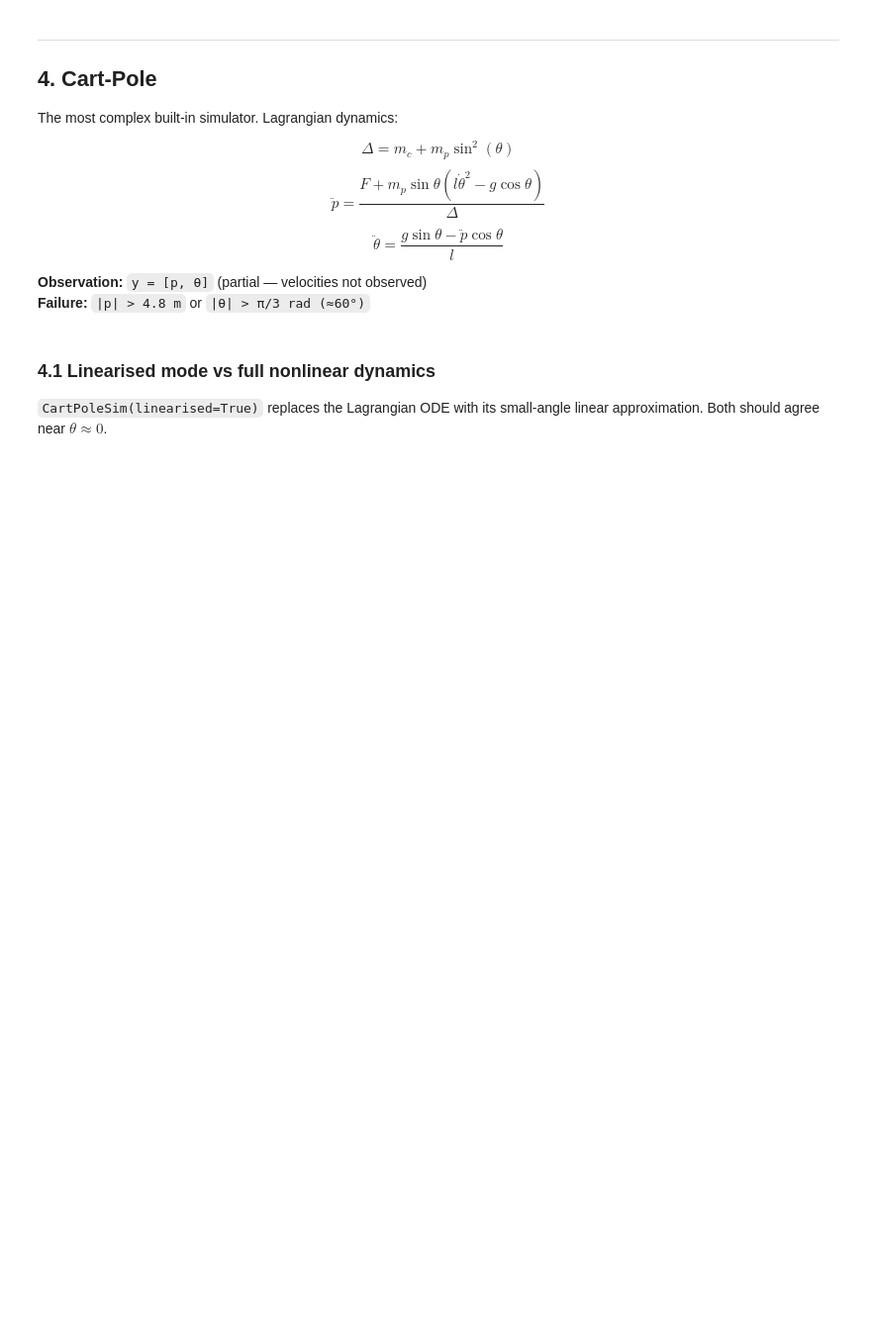
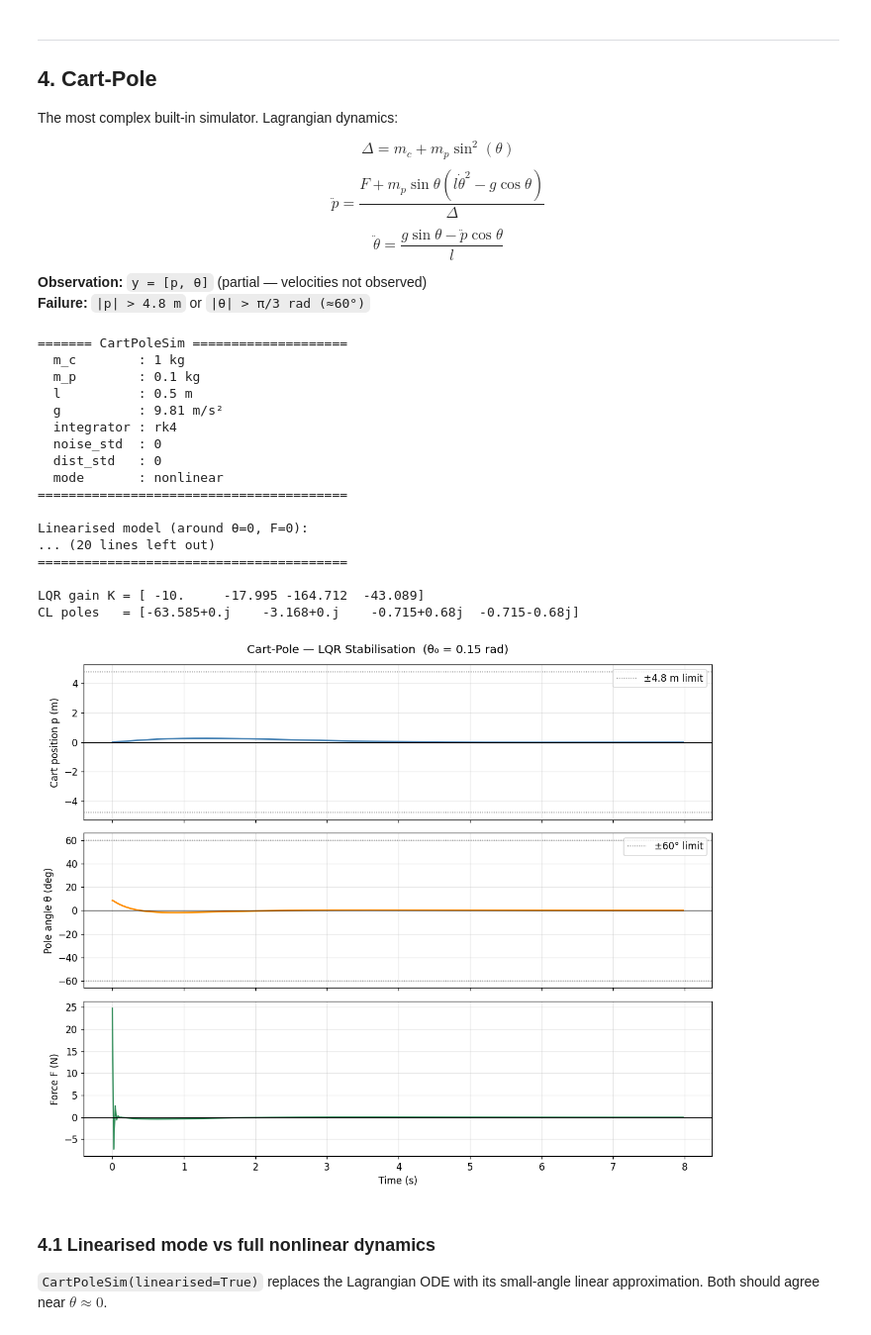
Before and after one commit to synapsys-lab/synapsys, a Jupyter notebook: examples/simulators_guide_en.ipynb, the cells around one changed output. Shown at 99% size. Saved outputs shown, nothing was run; the diff lists cells and outputs as text; code cells hidden in the pictures; blank space fills up the shorter version.

```diff
--- a/examples/simulators_guide_en.ipynb
+++ b/examples/simulators_guide_en.ipynb
@@ -52,10 +52,8 @@ msd = MassSpringDamperSim(m=1.0, c=0.5, k=2.0)
 pend = InvertedPendulumSim(m=1.0, l=1.0, g=9.81, b=0.1)
 cart = CartPoleSim(m_c=1.0, m_p=0.1, l=0.5, g=9.81)
 
-for name, sim in [("MSD", msd), ("Pendulum", pend), ("CartPole", cart)]:
-    y0 = sim.reset()
-    y1, info = sim.step(np.zeros(sim.input_dim), dt=0.02)
-    print(
-        f"{name:10s}  state_dim={sim.state_dim}  input_dim={sim.input_dim}"
-        f"  output_dim={sim.output_dim}  failed={info['failed']}"
-    )
+print(repr(msd))
+print()
+print(repr(pend))
+print()
+print(repr(cart))
@@ -241,17 +309,22 @@ steps = int(T / dt)
 t = np.arange(steps) * dt
 
 sim = CartPoleSim(m_c=m_c, m_p=m_p, l=l, g=g)
+print(repr(sim))
 
 # ── Linearise and design LQR ──────────────────────────────────────────────────
 sim.reset()
 ss_cart = sim.linearize(np.zeros(4), np.zeros(1))
 
+print("\nLinearised model (around θ=0, F=0):")
+print(repr(ss_cart))
+
 Q = np.diag([1.0, 0.1, 100.0, 10.0])  # strong angle penalty
 R = np.eye(1) * 0.01
 K, _ = lqr(ss_cart.A, ss_cart.B, Q, R)
 
-print(f"LQR gain K = {K.ravel().round(3)}")
-print(f"Closed-loop poles: {np.linalg.eigvals(ss_cart.A - ss_cart.B @ K).round(3)}")
+cl_poles = np.linalg.eigvals(ss_cart.A - ss_cart.B @ K)
+print(f"\nLQR gain K = {K.ravel().round(3)}")
+print(f"CL poles   = {cl_poles.round(3)}")
 
 # ── Simulate ──────────────────────────────────────────────────────────────────
 x0 = np.array([0.0, 0.0, 0.15, 0.0])  # pole tilted 0.15 rad ≈ 8.6°
@@ -265,33 +338,52 @@ for _ in range(steps):
     pos.append(x[0])
     angle.append(np.degrees(x[2]))
     force.append(float(u.flat[0]))
     if info["failed"]:
         print(f"Episode failed at t={_ * dt:.2f} s")
         break
 
 fig, axes = plt.subplots(3, 1, figsize=(11, 9), sharex=True)
 fig.suptitle("Cart-Pole — LQR Stabilisation  (θ₀ = 0.15 rad)")
 
 axes[0].plot(t[: len(pos)], pos, color="steelblue", lw=1.8)
 axes[0].axhline(0, color="k", lw=0.8)
 axes[0].axhline(4.8, color="gray", ls=":", lw=1, label="±4.8 m limit")
 axes[0].axhline(-4.8, color="gray", ls=":", lw=1)
 axes[0].set_ylabel("Cart position p (m)")
 axes[0].legend()
 
 axes[1].plot(t[: len(angle)], angle, color="darkorange", lw=1.8)
 axes[1].axhline(0, color="k", lw=0.8)
 axes[1].axhline(60, color="gray", ls=":", lw=1, label="±60° limit")
 axes[1].axhline(-60, color="gray", ls=":", lw=1)
 axes[1].set_ylabel("Pole angle θ (deg)")
 axes[1].legend()
 
 axes[2].plot(t[: len(force)], force, color="seagreen", lw=1.5)
 axes[2].axhline(0, color="k", lw=0.8)
 axes[2].set_xlabel("Time (s)")
 axes[2].set_ylabel("Force F (N)")
 plt.tight_layout()
 plt.show()
+# %% [output]
+======= CartPoleSim ====================
+  m_c        : 1 kg
+  m_p        : 0.1 kg
+  l          : 0.5 m
+  g          : 9.81 m/s²
+  integrator : rk4
+  noise_std  : 0
+  dist_std   : 0
+  mode       : nonlinear
+========================================
+
+Linearised model (around θ=0, F=0):
+... (20 lines left out)
+========================================
+
+LQR gain K = [ -10.     -17.995 -164.712  -43.089]
+CL poles   = [-63.585+0.j    -3.168+0.j    -0.715+0.68j  -0.715-0.68j]
+[figure, added]
 # %% [markdown]
 ### 4.1 Linearised mode vs full nonlinear dynamics
 
```
Also changed, not shown: parts of 12 cells of this notebook.
